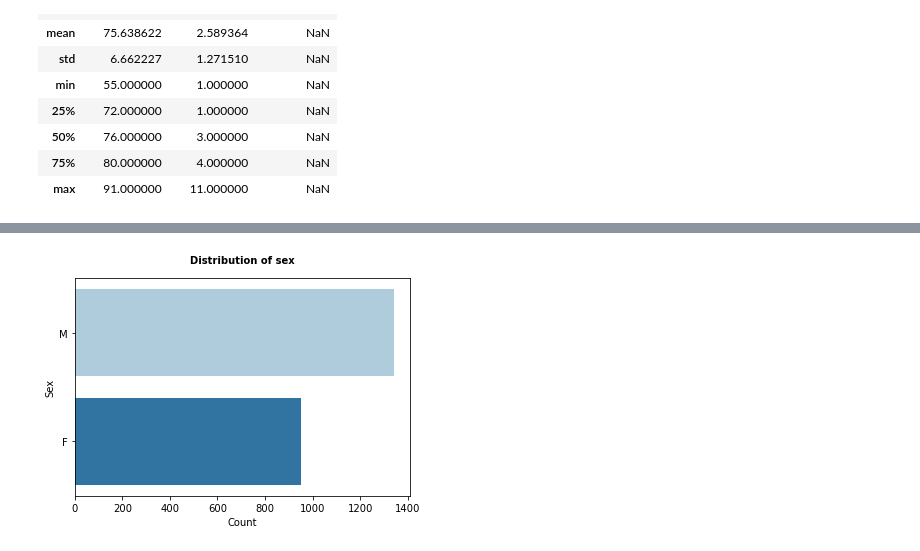
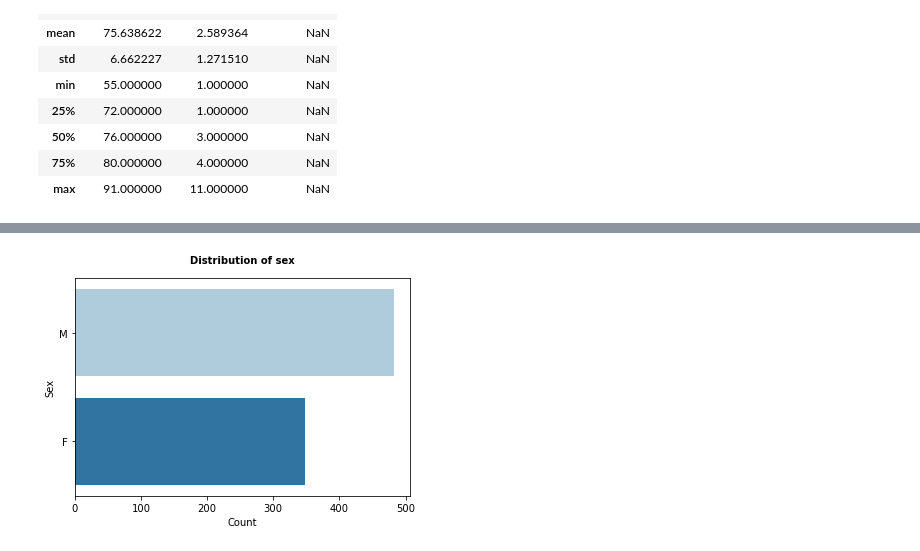
Before and after one commit to roman-studer/fhnw_ds_fs22_cdl1_cml1_Brain_Health_Challenge, a Jupyter notebook: notebooks/0_eda/Exploratory Data Analysis.ipynb, the cells around one changed output, grey strips where cells are left out. Drawn from its saved outputs; the diff is of its cells as text; code cells hidden in the pictures.

```diff
--- a/notebooks/0_eda/Exploratory Data Analysis.ipynb
+++ b/notebooks/0_eda/Exploratory Data Analysis.ipynb
@@ -100,0 +121,3 @@ data.describe()
+# %%
+data_visit_1 = data[data['Visit'] == 1] # selects only the first visits in the data
+data_visit_1.head()
@@ -116,5 +156,5 @@ plotters.plot_wrapper(g, 'Age distribution over all categories', 'by Gender', 'A
 # %%
-g = sns.countplot(y=data.Sex, palette=CONFIG['COLOR_DISCRETE'])
+g = sns.countplot(y=data_visit_1.Sex, palette=CONFIG['COLOR_DISCRETE'])
 plotters.plot_wrapper(g, 'Distribution of sex', '', 'Count','Sex')
 # %% [output]
-[figure, old version]
+[figure, new version]
```
Also changed, not shown: parts of 29 cells of this notebook, 9 other files.
